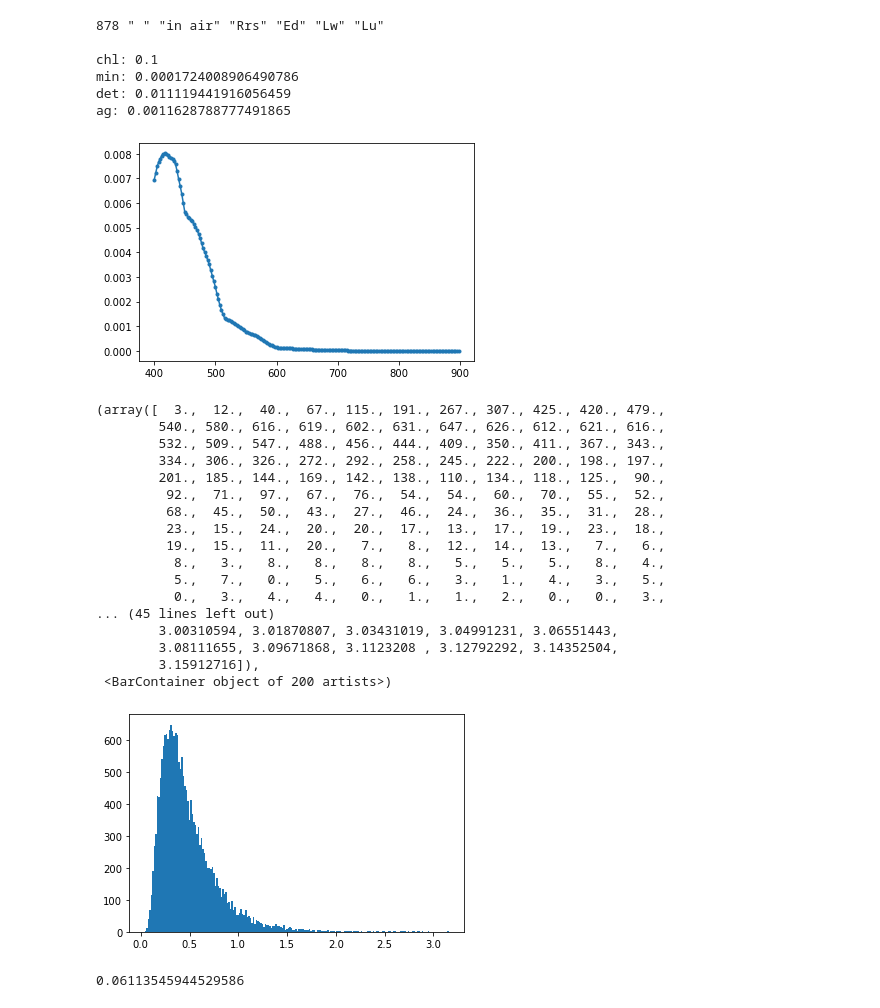
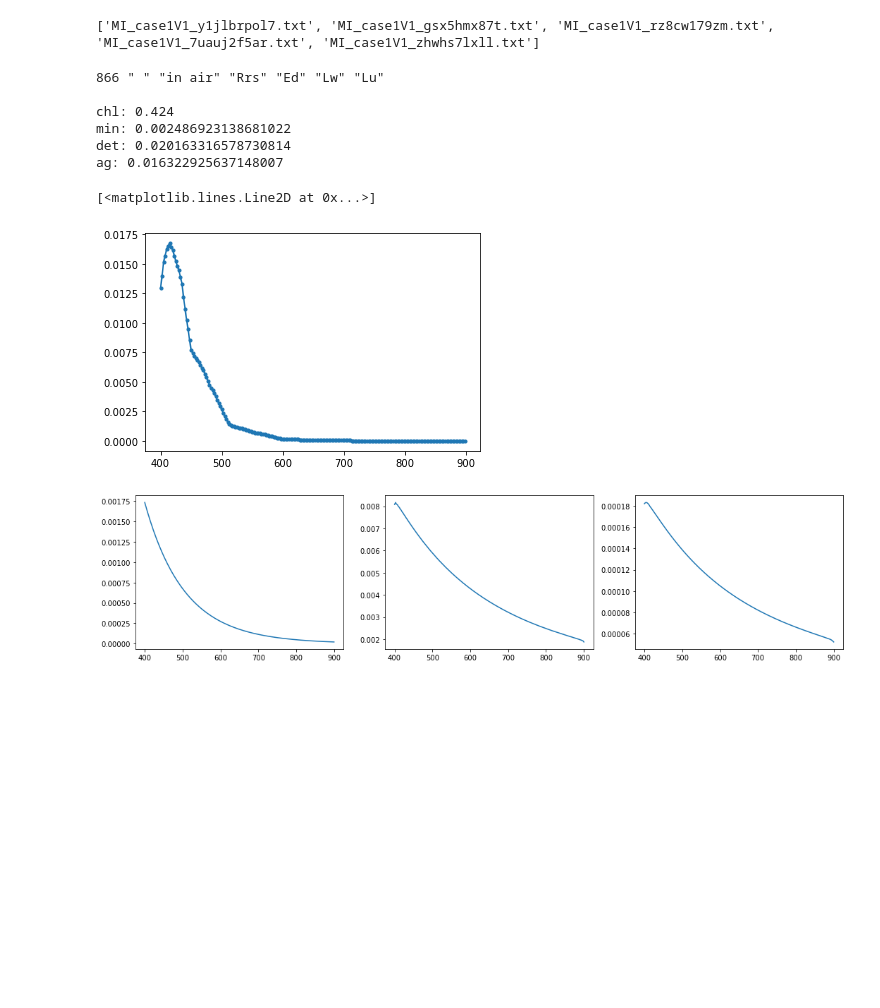
Before and after one commit to JAKravitz/SWIPE_HE, a Jupyter notebook: plot_rrs.ipynb, the cells around one changed output. Saved outputs shown, nothing was run; the diff lists cells and outputs as text; code cells hidden in the pictures; blank space fills up the shorter version.

```diff
--- a/plot_rrs.ipynb
+++ b/plot_rrs.ipynb
@@ -124,5 +87,9 @@ fractions.boxplot()
+# %%
+print(files)
+# %% [output]
+['MI_case1V1_y1jlbrpol7.txt', 'MI_case1V1_gsx5hmx87t.txt', 'MI_case1V1_rz8cw179zm.txt', 'MI_case1V1_7uauj2f5ar.txt', 'MI_case1V1_zhwhs7lxll.txt']
 # %%
-file = 'MI_case1V1_0e6u36s5v0.txt'
+file = 'MI_case1V1_gsx5hmx87t.txt'
 rrsheader = ['in air', 'Rrs']
 line_num = 0
 rrs_list = []
@@ -147,64 +114,45 @@ wl = []
 i = 0
 with open(datadir+file, "r+") as fp:
     # access each line
     while True:
         line = fp.readline()
         # check line number
         if i in lines:
             wl.append(line.strip().split('   ')[0] )
             rrs.append(line.strip().split('   ')[1] )
         # line number greater than needed exit the loop
         # lines[-1] give last item from list
         if i > end:
             break;
         i = i + 1
 
 rrs2 = pd.Series(np.array(rrs).astype(float), index=np.array(wl).astype(float))
 rrs2.plot(marker='.')
 
 import pickle
 uid = file.split('_')[2].split('.')[0]
 path = '/nobackup/jakravit/data/HE60/pickles/{}.p'.format(uid)
 with open(path, 'rb') as fp:
     data = pickle.load(fp)
 
 print ('chl: {}'.format(data['Phyto']['TotChl']))
 print ('min: {}'.format(data['Min']['Tot_conc']))
 print ('det: {}'.format(data['Det']['Tot_conc']))
 print ('ag: {}'.format(data['CDOM']['ag440'][0]))
+
+# plot nap
+wv = np.arange(400,902.5,2.5)
+fig, (ax1, ax2, ax3) = plt.subplots(1,3, figsize=(18,4))
+ax1.plot(wv,data['Det']['a_tot'])
+ax2.plot(wv,data['Det']['b_tot'])
+ax3.plot(wv,data['Det']['bb_tot'])
 # %% [output]
-878 " " "in air" "Rrs" "Ed" "Lw" "Lu"
+866 " " "in air" "Rrs" "Ed" "Lw" "Lu"
 
-chl: 0.1
-min: 0.0001724008906490786
-det: 0.011119441916056459
-ag: 0.0011628788777491865
+chl: 0.424
+min: 0.002486923138681022
+det: 0.020163316578730814
+ag: 0.016322925637148007
+[<matplotlib.lines.Line2D at 0x...>]
-[figure, old version]
+[figure, new version]
+[figure, added]
-# %%
-from build_library import *
-sigma,scale = lognorm_params(.3,.3)
-chlDist = lognorm_random(sigma, scale, 20000)
-plt.hist(chlDist, bins=200)
-# %% [output]
-(array([  3.,  12.,  40.,  67., 115., 191., 267., 307., 425., 420., 479.,
-        540., 580., 616., 619., 602., 631., 647., 626., 612., 621., 616.,
-        532., 509., 547., 488., 456., 444., 409., 350., 411., 367., 343.,
-        334., 306., 326., 272., 292., 258., 245., 222., 200., 198., 197.,
-        201., 185., 144., 169., 142., 138., 110., 134., 118., 125.,  90.,
-         92.,  71.,  97.,  67.,  76.,  54.,  54.,  60.,  70.,  55.,  52.,
-         68.,  45.,  50.,  43.,  27.,  46.,  24.,  36.,  35.,  31.,  28.,
-         23.,  15.,  24.,  20.,  20.,  17.,  13.,  17.,  19.,  23.,  18.,
-         19.,  15.,  11.,  20.,   7.,   8.,  12.,  14.,  13.,   7.,   6.,
-          8.,   3.,   8.,   8.,   8.,   8.,   5.,   5.,   5.,   8.,   4.,
-          5.,   7.,   0.,   5.,   6.,   6.,   3.,   1.,   4.,   3.,   5.,
-          0.,   3.,   4.,   4.,   0.,   1.,   1.,   2.,   0.,   0.,   3.,
-... (45 lines left out)
-        3.00310594, 3.01870807, 3.03431019, 3.04991231, 3.06551443,
-        3.08111655, 3.09671868, 3.1123208 , 3.12792292, 3.14352504,
-        3.15912716]),
- <BarContainer object of 200 artists>)
-[figure, removed]
-# %%
-chlDist.min()
-# %% [output]
-0.06113545944529586
```
Also changed, not shown: parts of 6 cells of this notebook, 3 other files.
